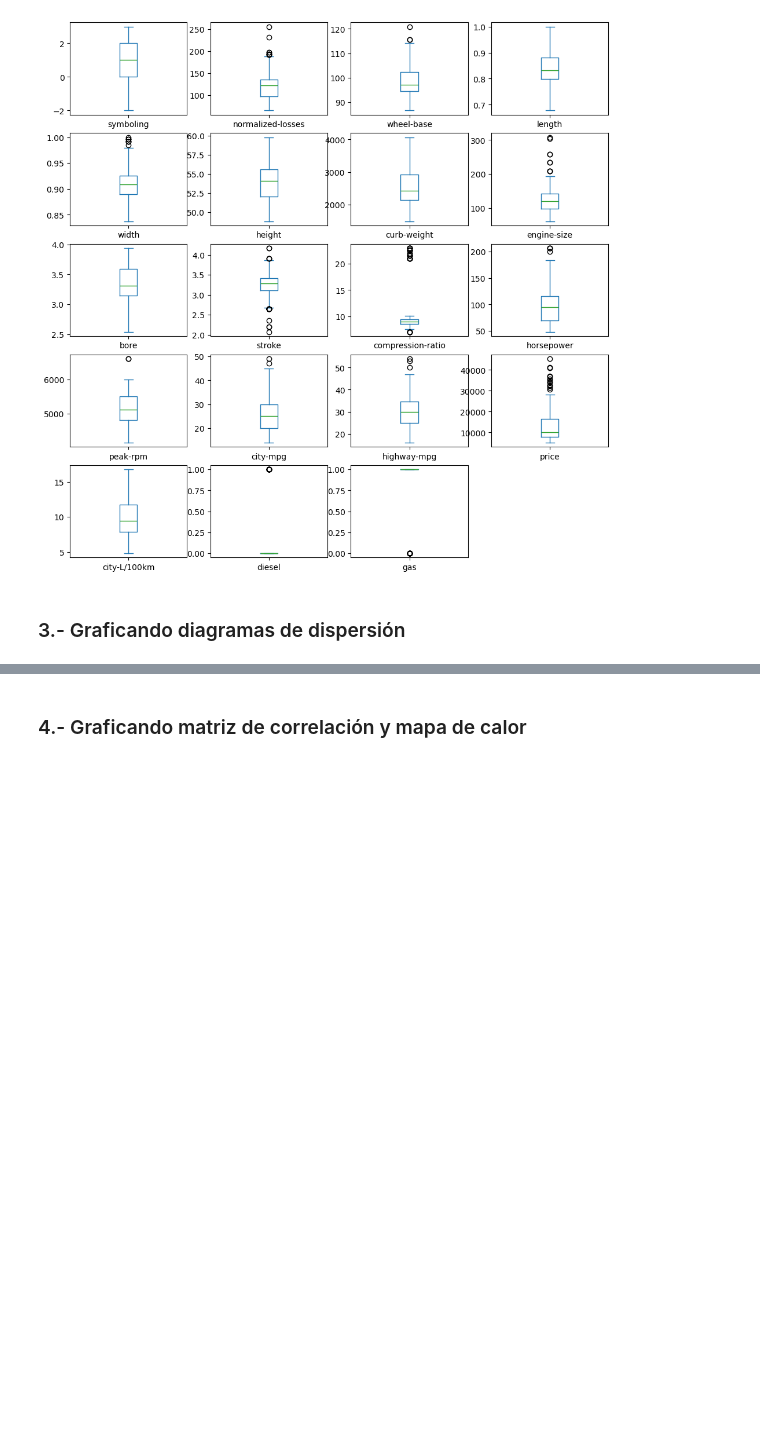
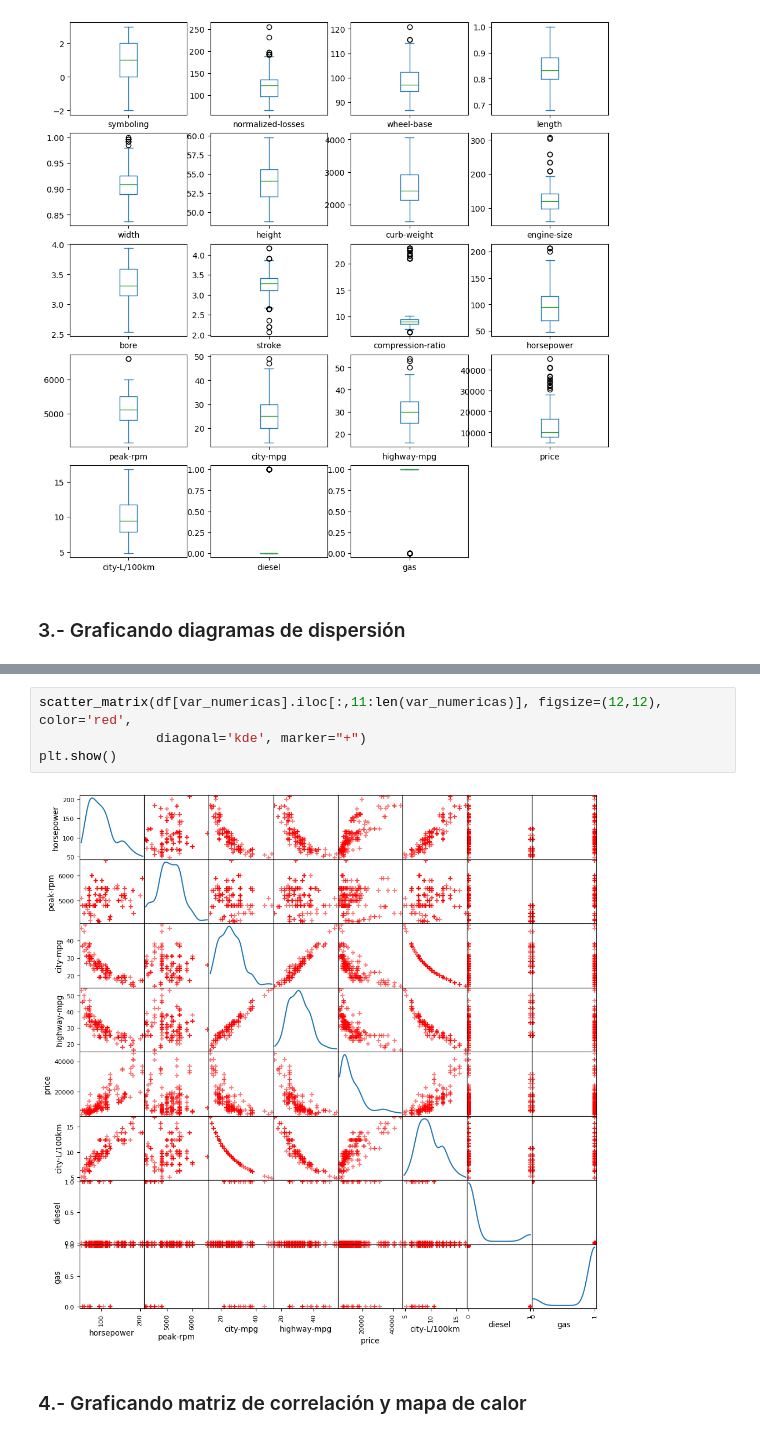
Before and after one commit to jgomezz/cpe_ciencia_datos_python, a Jupyter notebook: mod3_analitica_datos_python/semana_02_analisis_exploratorio_datos.ipynb, the cells around one changed output, grey strips where cells are left out. Drawn from its saved outputs; the diff is of its cells as text; blank space fills up the shorter version.

```diff
--- a/mod3_analitica_datos_python/semana_02_analisis_exploratorio_datos.ipynb
+++ b/mod3_analitica_datos_python/semana_02_analisis_exploratorio_datos.ipynb
@@ -121,6 +122,12 @@ scatter_matrix(df[var_numericas].iloc[:,0:10], figsize=(15,15), color='red',
 plt.show()
 # %% [output]
 [figure]
+# %%
+scatter_matrix(df[var_numericas].iloc[:,11:len(var_numericas)], figsize=(12,12), color='red',
+               diagonal='kde', marker="+")
+plt.show()
+# %% [output]
+[figure, added]
 # %% [markdown]
 ### 4.- Graficando matriz de correlación y mapa de calor
 # %%
```
Also changed, not shown: parts of 3 cells of this notebook.
